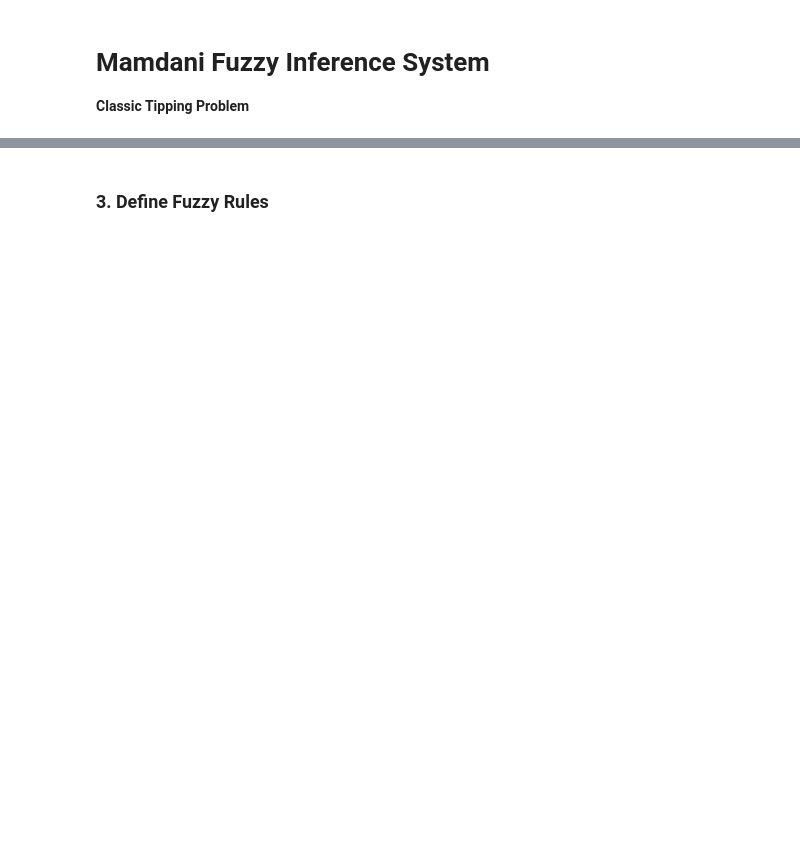
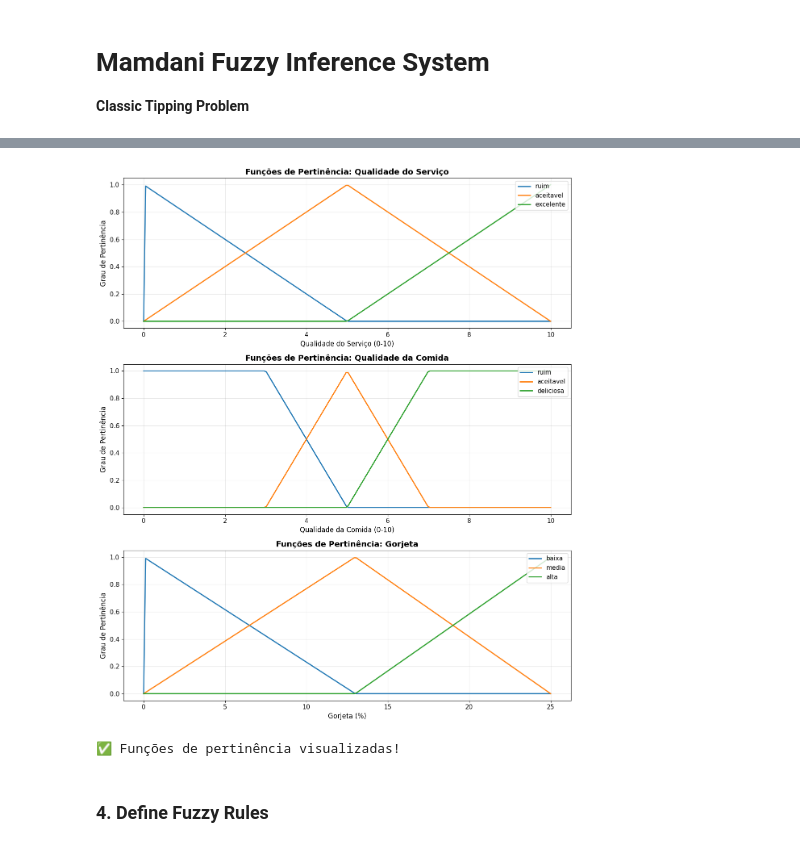
Before and after one commit to 1moi6/pyfuzzy-toolbox, a Jupyter notebook: notebooks_colab/02_inference/01_mamdani_tipping.ipynb, the cells around one changed output, grey strips where cells are left out. Saved outputs shown, nothing was run; the diff lists cells and outputs as text; code cells hidden in the pictures; blank space fills up the shorter version.

```diff
--- a/notebooks_colab/02_inference/01_mamdani_tipping.ipynb
+++ b/notebooks_colab/02_inference/01_mamdani_tipping.ipynb
@@ -28,0 +12,19 @@ print(f"System created with {len(fis.input_variables)} inputs and {len(fis.outpu
+# %%
+# Importar bibliotecas necessárias
+import numpy as np
+import matplotlib.pyplot as plt
+from mpl_toolkits.mplot3d import Axes3D
+
+# Importar pyfuzzy-toolbox
+import fuzzy_systems as fs
+from fuzzy_systems import MamdaniSystem
+
+# Configurar matplotlib
+%matplotlib inline
+plt.rcParams['figure.figsize'] = (12, 6)
+plt.rcParams['font.size'] = 11
+plt.rcParams['figure.dpi'] = 100
+
+print("✅ Bibliotecas importadas com sucesso!")
+print(f"   Versão do NumPy: {np.__version__}")
+print(f"   pyfuzzy-toolbox: {fs.__version__}")
@@ -49,2 +105,61 @@ fis.plot_variables(figsize=(14, 4))
+# %%
+# Criar figura com 3 subplots
+fig, axes = plt.subplots(3, 1, figsize=(12, 14))
+
+# ============================================================================
+# Subplot 1: Qualidade do Serviço
+# ============================================================================
+x_servico = np.linspace(0, 10, 200)
+for term_name, term in sistema.input_variables['servico'].terms.items():
+    mu = term.membership(x_servico)
+    axes[0].plot(x_servico, mu, label=term_name, linewidth=2)
+
+axes[0].set_title('Funções de Pertinência: Qualidade do Serviço',
+                  fontsize=14, fontweight='bold')
+axes[0].set_xlabel('Qualidade do Serviço (0-10)', fontsize=12)
+axes[0].set_ylabel('Grau de Pertinência', fontsize=12)
+axes[0].legend(loc='upper right', fontsize=11)
+axes[0].grid(True, alpha=0.3)
+axes[0].set_ylim([-0.05, 1.05])
+
+# ============================================================================
+# Subplot 2: Qualidade da Comida
+# ============================================================================
+x_comida = np.linspace(0, 10, 200)
+for term_name, term in sistema.input_variables['comida'].terms.items():
+    mu = term.membership(x_comida)
+    axes[1].plot(x_comida, mu, label=term_name, linewidth=2)
+
+axes[1].set_title('Funções de Pertinência: Qualidade da Comida',
+                 fontsize=14, fontweight='bold')
+axes[1].set_xlabel('Qualidade da Comida (0-10)', fontsize=12)
+axes[1].set_ylabel('Grau de Pertinência', fontsize=12)
+axes[1].legend(loc='upper right', fontsize=11)
+axes[1].grid(True, alpha=0.3)
+axes[1].set_ylim([-0.05, 1.05])
+
+# ============================================================================
+# Subplot 3: Gorjeta
+# ============================================================================
+x_gorjeta = np.linspace(0, 25, 200)
+for term_name, term in sistema.output_variables['gorjeta'].terms.items():
+    mu = term.membership(x_gorjeta)
+    axes[2].plot(x_gorjeta, mu, label=term_name, linewidth=2)
+
+axes[2].set_title('Funções de Pertinência: Gorjeta',
+                 fontsize=14, fontweight='bold')
+axes[2].set_xlabel('Gorjeta (%)', fontsize=12)
+axes[2].set_ylabel('Grau de Pertinência', fontsize=12)
+axes[2].legend(loc='upper right', fontsize=11)
+axes[2].grid(True, alpha=0.3)
+axes[2].set_ylim([-0.05, 1.05])
+
+plt.tight_layout()
+plt.show()
+
+print("✅ Funções de pertinência visualizadas!")
+# %% [output]
+[figure, added]
+✅ Funções de pertinência visualizadas!
 # %% [markdown]
-### 3. Define Fuzzy Rules
+### 4. Define Fuzzy Rules
```
Also changed, not shown: parts of 27 cells of this notebook, 3 other files.
